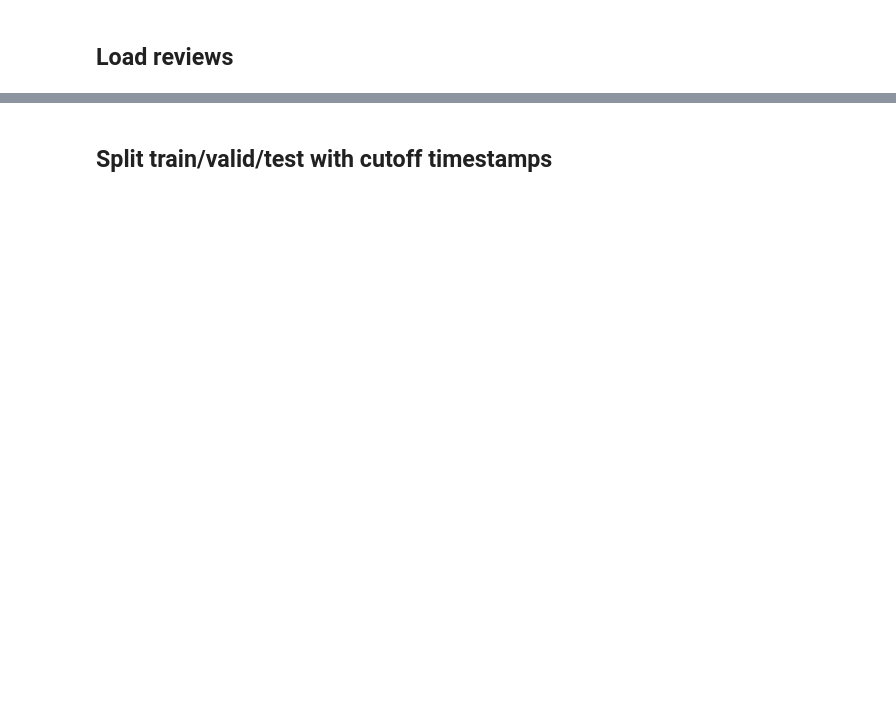
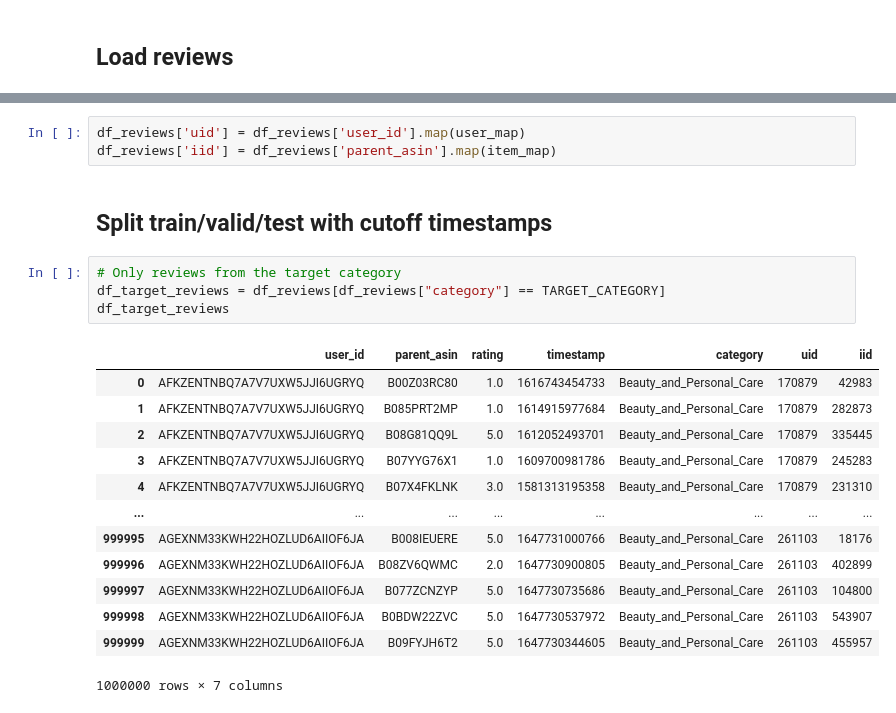
Before and after one commit to nginyc/amazon-beauty-product-recommender, a Jupyter notebook: preprocess/prepare-dataset.ipynb, the cells around one changed output, grey strips where cells are left out. Cells and saved outputs as stored; diff of their text form; blank space fills up the shorter version.

```diff
--- a/preprocess/prepare-dataset.ipynb
+++ b/preprocess/prepare-dataset.ipynb
@@ -116,3 +142,24 @@ memory usage: 417.6+ MB
+# %%
+df_reviews['uid'] = df_reviews['user_id'].map(user_map)
+df_reviews['iid'] = df_reviews['parent_asin'].map(item_map)
 # %% [markdown]
 ## Split train/valid/test with cutoff timestamps
+# %%
+# Only reviews from the target category
+df_target_reviews = df_reviews[df_reviews["category"] == TARGET_CATEGORY]
+df_target_reviews
+# %% [output]
+|  | user_id | parent_asin | rating | timestamp | category | uid | iid |
+| 0 | AFKZENTNBQ7A7V7UXW5JJI6UGRYQ | B00Z03RC80 | 1.0 | 1616743454733 | Beauty_and_Personal_Care | 170879 | 42983 |
+| 1 | AFKZENTNBQ7A7V7UXW5JJI6UGRYQ | B085PRT2MP | 1.0 | 1614915977684 | Beauty_and_Personal_Care | 170879 | 282873 |
+| 2 | AFKZENTNBQ7A7V7UXW5JJI6UGRYQ | B08G81QQ9L | 5.0 | 1612052493701 | Beauty_and_Personal_Care | 170879 | 335445 |
+| 3 | AFKZENTNBQ7A7V7UXW5JJI6UGRYQ | B07YYG76X1 | 1.0 | 1609700981786 | Beauty_and_Personal_Care | 170879 | 245283 |
+| 4 | AFKZENTNBQ7A7V7UXW5JJI6UGRYQ | B07X4FKLNK | 3.0 | 1581313195358 | Beauty_and_Personal_Care | 170879 | 231310 |
+| ... | ... | ... | ... | ... | ... | ... | ... |
+| 999995 | AGEXNM33KWH22HOZLUD6AIIOF6JA | B008IEUERE | 5.0 | 1647731000766 | Beauty_and_Personal_Care | 261103 | 18176 |
+| 999996 | AGEXNM33KWH22HOZLUD6AIIOF6JA | B08ZV6QWMC | 2.0 | 1647730900805 | Beauty_and_Personal_Care | 261103 | 402899 |
+| 999997 | AGEXNM33KWH22HOZLUD6AIIOF6JA | B077ZCNZYP | 5.0 | 1647730735686 | Beauty_and_Personal_Care | 261103 | 104800 |
+| 999998 | AGEXNM33KWH22HOZLUD6AIIOF6JA | B0BDW22ZVC | 5.0 | 1647730537972 | Beauty_and_Personal_Care | 261103 | 543907 |
+| 999999 | AGEXNM33KWH22HOZLUD6AIIOF6JA | B09FYJH6T2 | 5.0 | 1647730344605 | Beauty_and_Personal_Care | 261103 | 455957 |
+1000000 rows × 7 columns
 # %%
```
Also changed, not shown: parts of 33 cells of this notebook, 1 other file.
